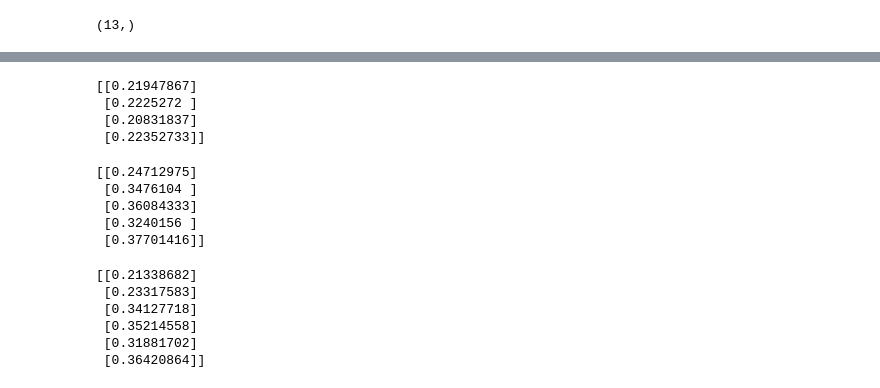
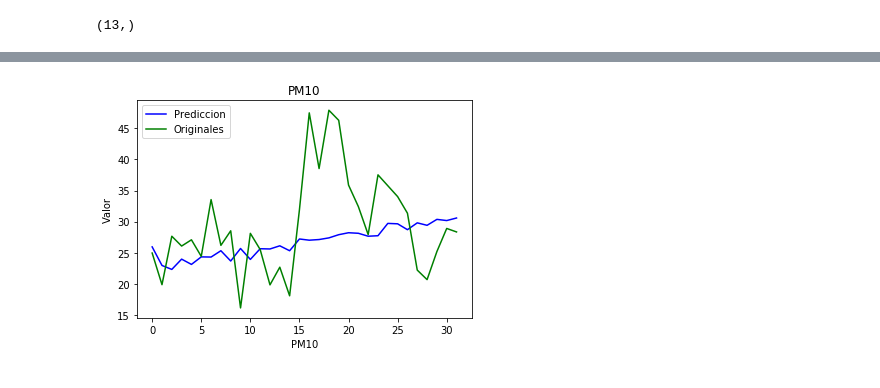
Before and after one commit to cchaparro/LTSM_Cali, a Jupyter notebook: Evaluacion/Evaluacion-flora_porcentaje.ipynb, the cells around one changed output, grey strips where cells are left out. Saved outputs shown, nothing was run; the diff lists cells and outputs as text; code cells hidden in the pictures.

Commit message:
Ajuste de avalucion del modelo.
graficar_datos - grafica originales vs prediccion
ejecutar_prueba_modelo - ejecuta el modelo

```diff
--- a/Evaluacion/Evaluacion-flora_porcentaje.ipynb
+++ b/Evaluacion/Evaluacion-flora_porcentaje.ipynb
@@ -148,24 +141,0 @@ salida=ejecutar_prueba_modelo(dataOriginal[33:36])
-# %%
-salida=ejecutar_prueba_modelo(dataOriginal[32:36])
-# %% [output]
-[[0.21947867]
- [0.2225272 ]
- [0.20831837]
- [0.22352733]]
-# %%
-salida=ejecutar_prueba_modelo(dataOriginal[31:36])
-# %% [output]
-[[0.24712975]
- [0.3476104 ]
- [0.36084333]
- [0.3240156 ]
- [0.37701416]]
-# %%
-salida=ejecutar_prueba_modelo(dataOriginal[30:36])
-# %% [output]
-[[0.21338682]
- [0.23317583]
- [0.34127718]
- [0.35214558]
- [0.31881702]
- [0.36420864]]
@@ -173,0 +142,11 @@ salida=ejecutar_prueba_modelo(dataOriginal[30:36])
+# %%
+dataOriginalPM10 = pd.read_excel('../PreparacionDatos/FloraTotal_3mes_4V.xlsx' , sheet_name='FloraTotal' ,header=0)
+dataOriginalPM10 = dataOriginalPM10.astype('float32')
+# %%
+
+rango_inferior =0
+rango_superior =32
+salida=ejecutar_prueba_modelo(dataOriginal[rango_inferior:rango_superior])
+graficar_datos(salida, dataOriginalPM10.iloc[rango_inferior:rango_superior, 1].values)
+# %% [output]
+[figure, added]
```
Also changed, not shown: parts of 10 cells of this notebook, 2 other files.
